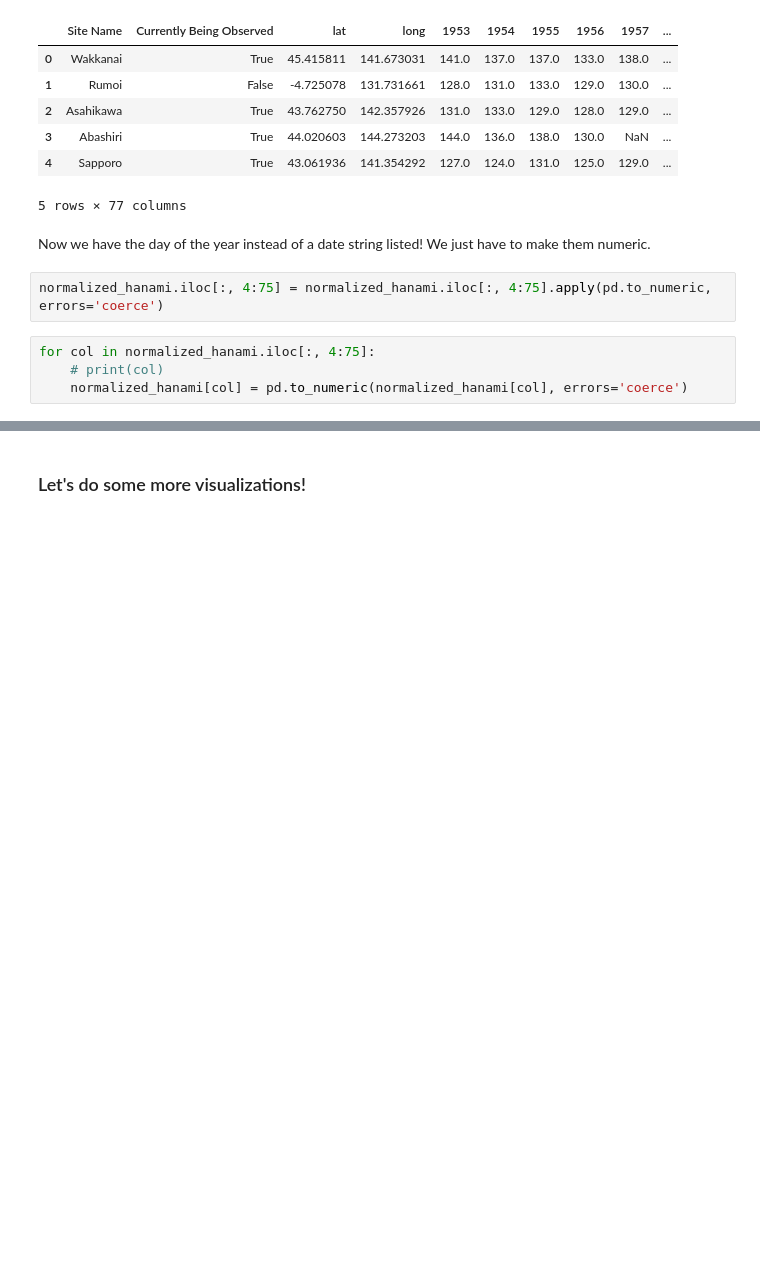
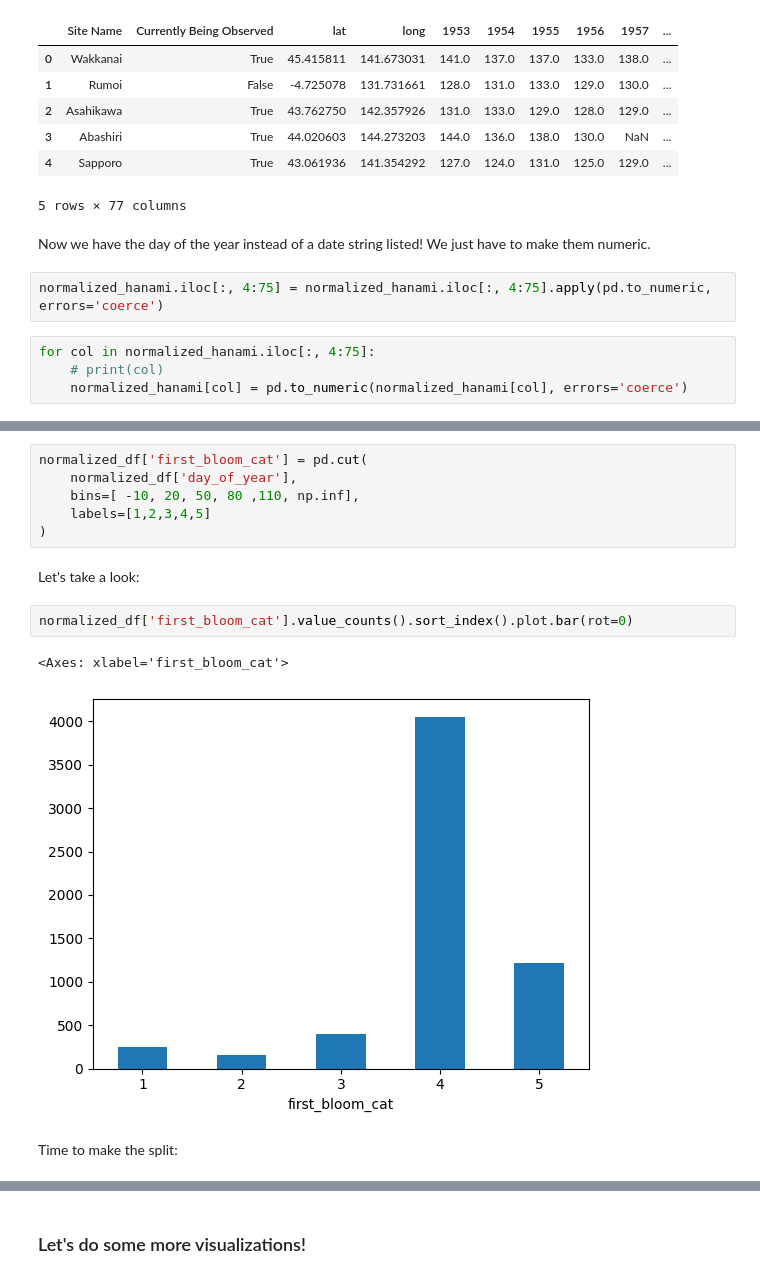
Before and after one commit to katemoser/hanami-ml-project, a Jupyter notebook: hanami.ipynb, the cells around one changed output, grey strips where cells are left out. Drawn from its saved outputs; the diff is of its cells as text; blank space fills up the shorter version.

```diff
--- a/hanami.ipynb
+++ b/hanami.ipynb
@@ -239 +296,16 @@ Now that we've broken this into rough months, we can do a training and test spli
+# %%
+normalized_df['first_bloom_cat'] = pd.cut(
+    normalized_df['day_of_year'],
+    bins=[ -10, 20, 50, 80 ,110, np.inf],
+    labels=[1,2,3,4,5]
+)
+# %% [markdown]
+Let's take a look:
+# %%
+normalized_df['first_bloom_cat'].value_counts().sort_index().plot.bar(rot=0)
+# %% [output]
+<Axes: xlabel='first_bloom_cat'>
+[figure, added]
+# %% [markdown]
+Time to make the split:
 # %%
```
Also changed, not shown: parts of 92 cells of this notebook.
